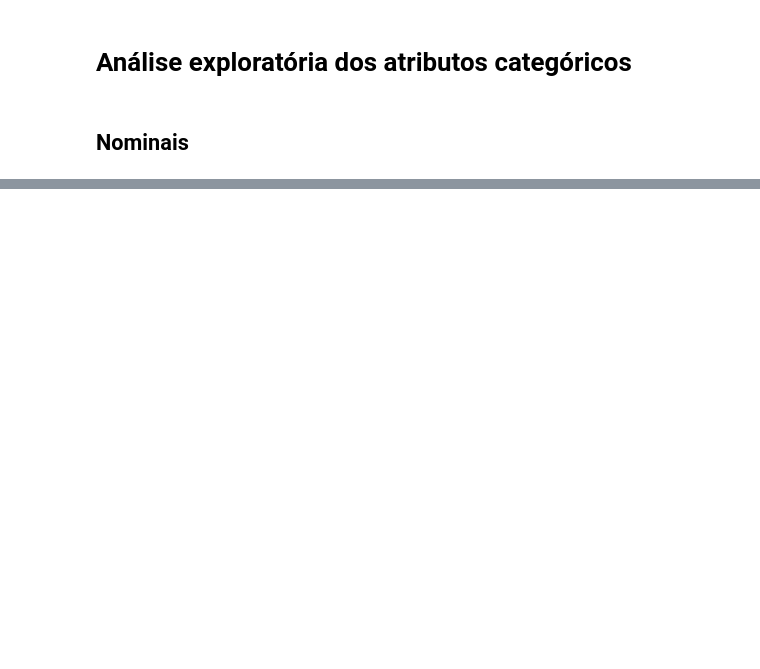
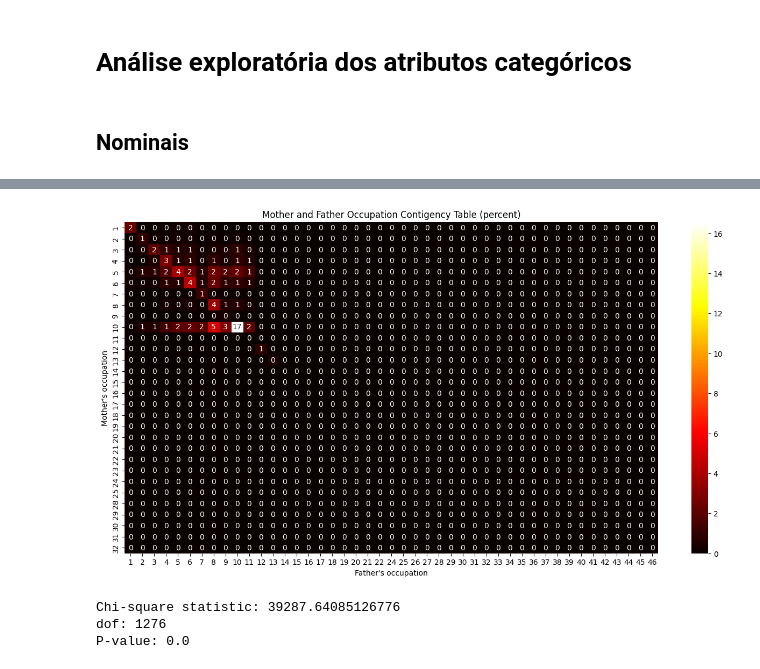
Before and after one commit to felmateos/student-dropout-prediction, a Jupyter notebook: exploratory_analysis/categorical.ipynb, the cells around one changed output, grey strips where cells are left out. Saved outputs shown, nothing was run; the diff lists cells and outputs as text; code cells hidden in the pictures; blank space fills up the shorter version.

```diff
--- a/exploratory_analysis/categorical.ipynb
+++ b/exploratory_analysis/categorical.ipynb
@@ -50,0 +68,25 @@ plt.show()
+# %%
+MF_occu_contigency = pd.crosstab(X_train['Mother\'s occupation'], X_train['Father\'s occupation'])
+row_totals = MF_occu_contigency.sum(axis=1)
+col_totals = MF_occu_contigency.sum(axis=0)
+total = MF_occu_contigency.sum().sum()
+
+# Converter valores em porcentagem
+MF_occu_contigency_percent = (MF_occu_contigency / total) * 100
+
+plt.figure(figsize=(16,8))
+sns.heatmap(MF_occu_contigency_percent, annot=True, cmap='hot', fmt='.0f')
+plt.title('Mother and Father Occupation Contigency Table (percent)')
+plt.show()
+# %% [output]
+[figure, added]
+# %%
+chi2, p, dof, expected = chi2_contingency(MF_occu_contigency)
+print("Chi-square statistic:", chi2)
+print('dof:', dof)
+#print('expected:', expected)
+print("P-value:", p)
+# %% [output]
+Chi-square statistic: 39287.64085126776
+dof: 1276
+P-value: 0.0
```
Also changed, not shown: parts of 4 cells of this notebook, 1 other file.
